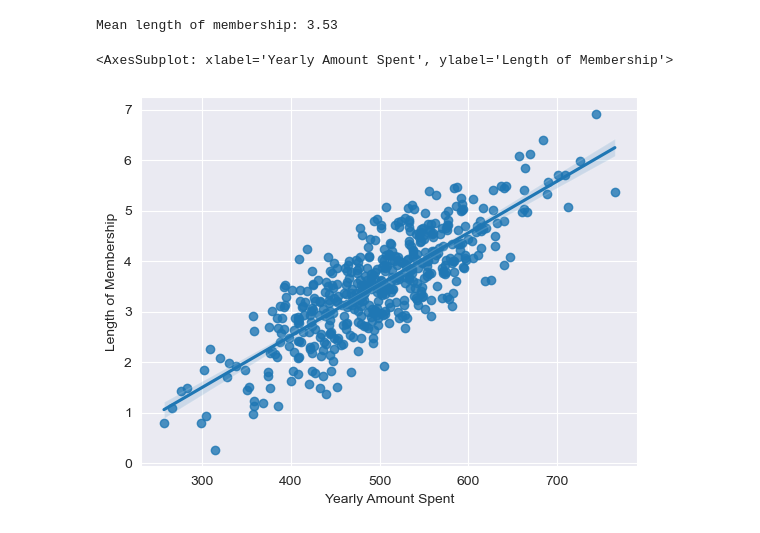
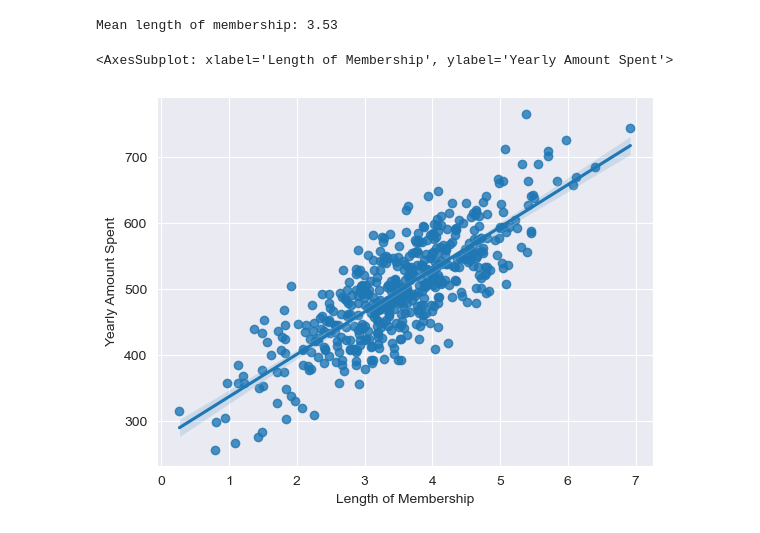
Before and after one commit to cwg7/ecommerce_linear_regression, a Jupyter notebook: ecommerce_linear_regression.ipynb, the cells around one changed output. Drawn from its saved outputs; the diff is of its cells as text; code cells hidden in the pictures.

```diff
--- a/ecommerce_linear_regression.ipynb
+++ b/ecommerce_linear_regression.ipynb
@@ -403,7 +403,7 @@ print(f"Mean length of membership: {'{:,.2f}'.format(memLengthMean)}")
 # %% [output]
 Mean length of membership: 3.53
 # %%
-sns.regplot(data=data, x= 'Yearly Amount Spent', y= 'Length of Membership')
+sns.regplot(data=data, x= 'Length of Membership', y= 'Yearly Amount Spent')
 # %% [output]
-<AxesSubplot: xlabel='Yearly Amount Spent', ylabel='Length of Membership'>
+<AxesSubplot: xlabel='Length of Membership', ylabel='Yearly Amount Spent'>
-[figure, old version]
+[figure, new version]
```
Also changed, not shown: parts of 6 cells of this notebook.
